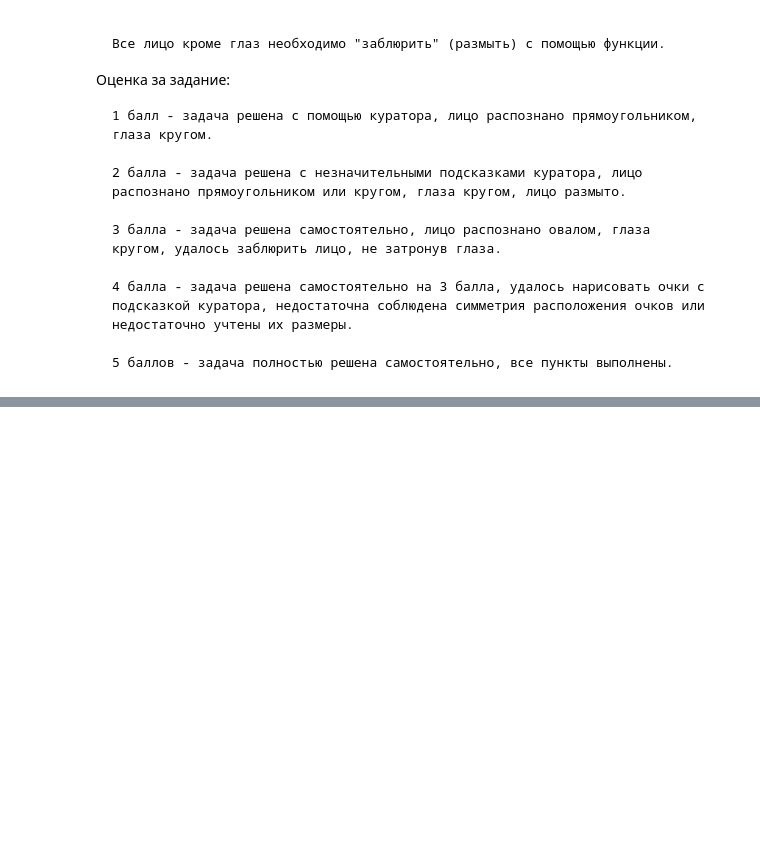
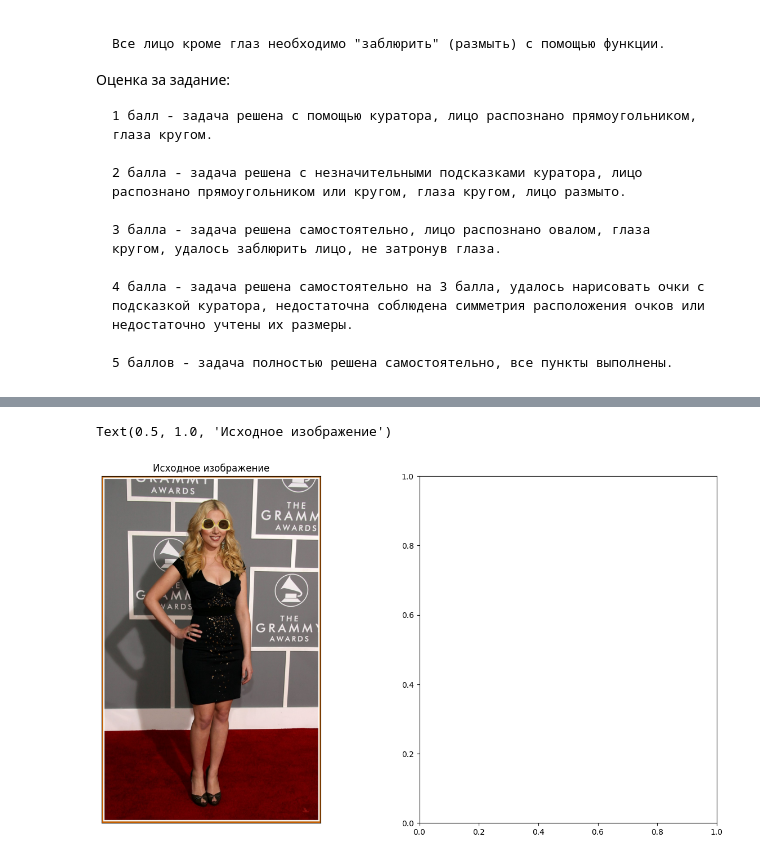
Before and after one commit to fedorkrikman/LessonsHub, a Jupyter notebook: lesson16/16-3v2.ipynb, the cells around one changed output, grey strips where cells are left out. Cells and saved outputs as stored; diff of their text form; code cells hidden in the pictures; blank space fills up the shorter version.

```diff
--- a/lesson16/16-3v2.ipynb
+++ b/lesson16/16-3v2.ipynb
@@ -88,28 +87,3 @@ classifier_smile = cv2.CascadeClassifier(cv2.data.haarcascades+ "haarcascade_smi
 classifier_eye = cv2.CascadeClassifier(cv2.data.haarcascades+ "haarcascade_eye.xml")
 # загрузка каскада Хаара для поиска рта
 classifier_mouth = cv2.CascadeClassifier("./haarcascade_mcs_mouth.xml")
-# %%
-import os, random, string, requests
-
-def download_image():
-    url = input("URL: ")
-    base = os.path.basename(url)
-
-    if "." in base:
-        filename = base
-    else:
-        name = "".join(random.choices(string.ascii_letters + string.digits, k=6))
-        r_head = requests.head(url, timeout=5)
-        ctype = r_head.headers.get("Content-Type", "").lower()
-        if "jpeg" in ctype:
-            ext = ".jpg"
-        elif "png" in ctype:
-            ext = ".png"
-        else:
-            ext = ".bin"
-        filename = name + ext
-
-    r = requests.get(url, timeout=30)
-    with open(filename, "wb") as f:
-        f.write(r.content)
-    return filename
@@ -141 +274,10 @@ img5 = img.copy() #img5 - Очки
+# %%
+fig, (ax1, ax2) = pyplot.subplots(1, 2, figsize=(15, 8))
+ax1.imshow(cv2.cvtColor(img5, cv2.COLOR_BGR2RGB))
+ax1.xaxis.set_ticks([])
+ax1.yaxis.set_ticks([])
+ax1.set_title('Исходное изображение')
+# %% [output]
+Text(0.5, 1.0, 'Исходное изображение')
+[figure, added]
 # %%
```
Also changed, not shown: parts of 8 cells of this notebook, 29 other files.
